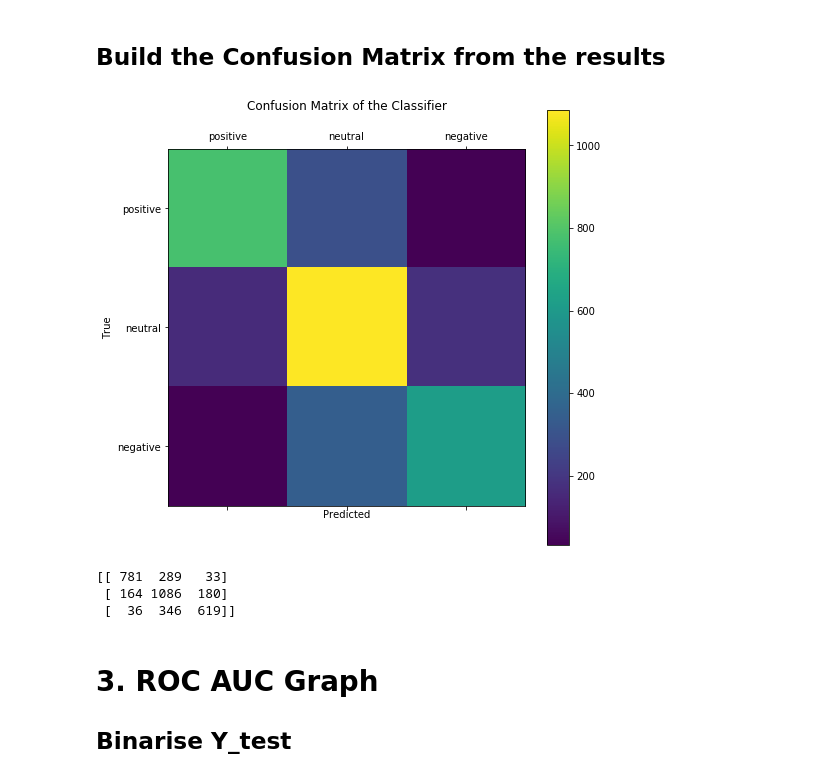
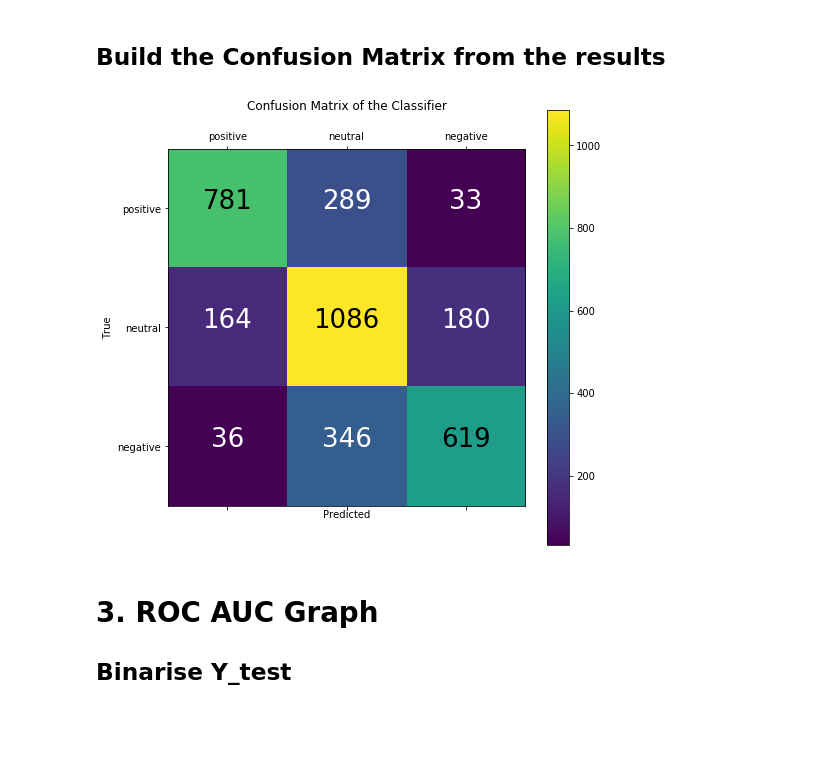
Before and after one commit to SoniaLei/nlp-web-scrapping, a Jupyter notebook: notebooks/02-logistic-regression/0005-LogReg-TFIDF-CM-ROC-AUC.ipynb, the cells around one changed output. Drawn from its saved outputs; the diff is of its cells as text; code cells hidden in the pictures; blank space fills up the shorter version.

```diff
--- a/notebooks/02-logistic-regression/0005-LogReg-TFIDF-CM-ROC-AUC.ipynb
+++ b/notebooks/02-logistic-regression/0005-LogReg-TFIDF-CM-ROC-AUC.ipynb
@@ -156,26 +157,28 @@ predicted = pipe.predict(X_test)
 # %%
 accuracy, precision, recall, f1 = get_metrics(Y_test, predicted)
 
 #labels = [2,1,0]
 labels = ['positive','neutral','negative']
 
 cm = metrics.confusion_matrix(Y_test, predicted, labels)
 fig = plt.figure(figsize=[8,8])
 ax = fig.add_subplot(111)
 cax = ax.matshow(cm)
 plt.title('Confusion Matrix of the Classifier\n')
 fig.colorbar(cax)
 ax.set_xticklabels([''] + labels)
 ax.set_yticklabels([''] + labels)
 plt.xlabel('Predicted')
 plt.ylabel('True')
+
+thresh = cm.max() / 2
+
+for i,j in itertools.product(range(cm.shape[0]),range(cm.shape[1])):
+    plt.text(j,i,format(cm[i,j],'d'),horizontalalignment='center',color='white' if cm[i,j] < thresh else 'black', fontsize = 26)
+
 plt.show()
-print(cm)
 # %% [output]
-[figure, old version]
+[figure, new version]
-[[ 781  289   33]
- [ 164 1086  180]
- [  36  346  619]]
 # %% [markdown]
 # 3. ROC AUC Graph
 
```
Also changed, not shown: parts of 1 cell of this notebook, 1 other file.
